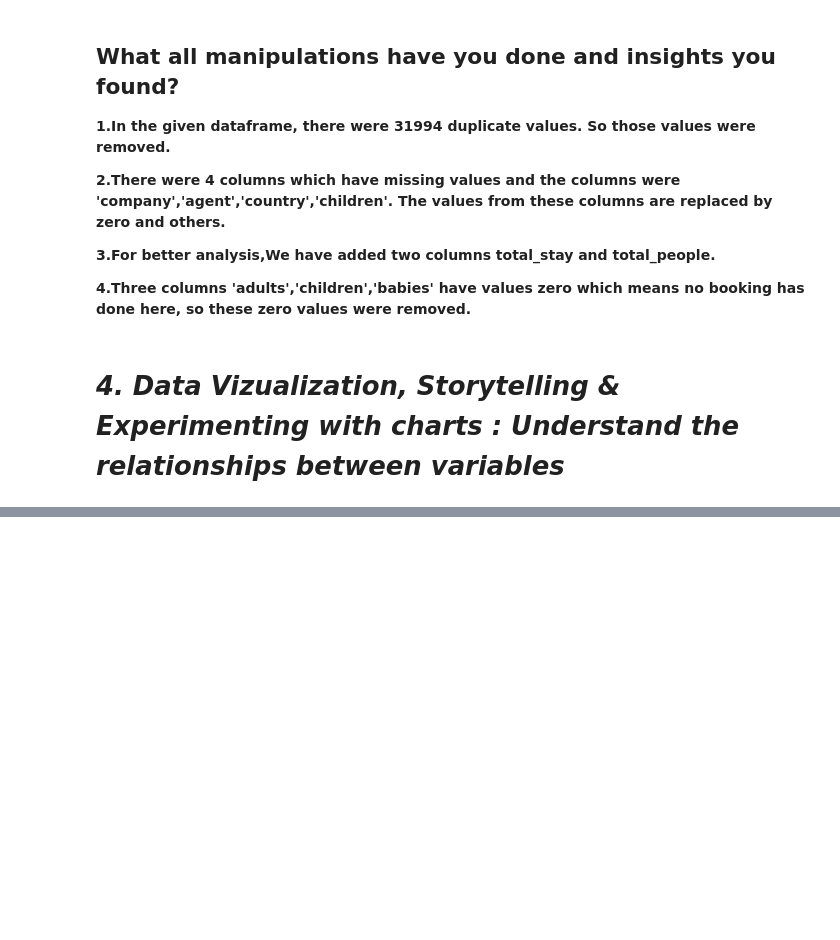
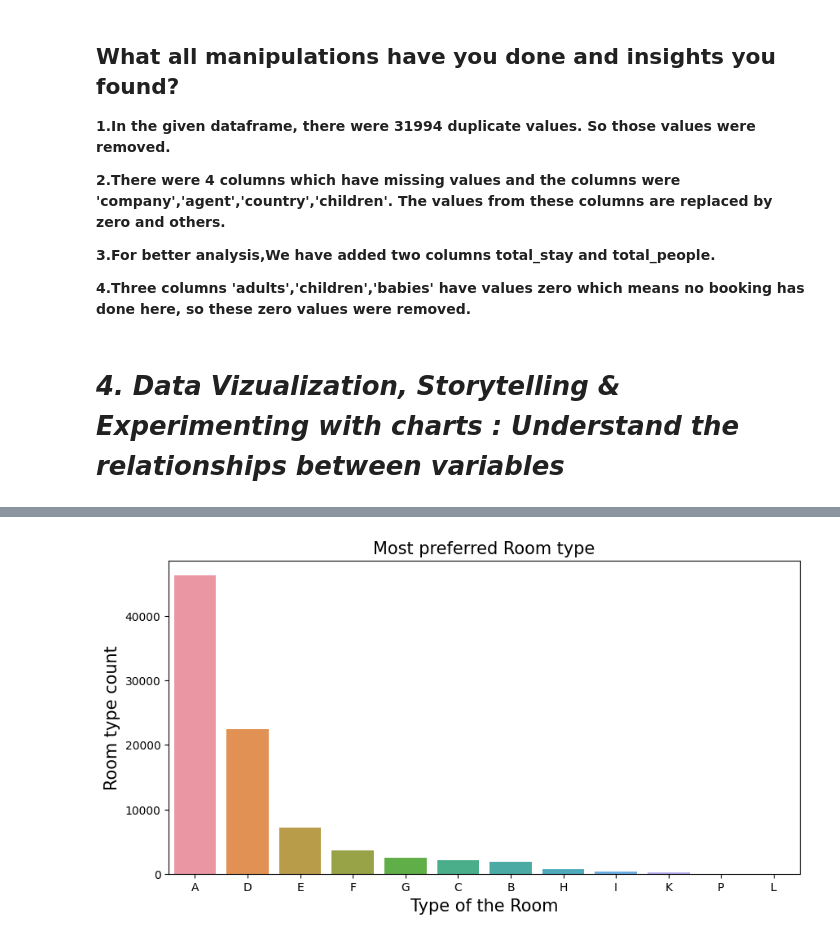
Before and after one commit to Poonam-github3011/Capstone-Project_module2, a Jupyter notebook: EDA_Hotel_Booking_Analysis.ipynb, the cells around one changed output, grey strips where cells are left out. Saved outputs shown, nothing was run; the diff lists cells and outputs as text; code cells hidden in the pictures; blank space fills up the shorter version.

```diff
--- a/EDA_Hotel_Booking_Analysis.ipynb
+++ b/EDA_Hotel_Booking_Analysis.ipynb
@@ -417,0 +568,10 @@ Low Booking Numbers: If certain countries consistently show low booking numbers,
+# %%
+# Countlot is used for visualization of most preferred room type
+plt.figure(figsize=(10,5))
+sns.countplot(x=hotel_df['assigned_room_type'],order=hotel_df['assigned_room_type'].value_counts().index)
+plt.title("Most preferred Room type", fontsize = 15)
+plt.xlabel('Type of the Room', fontsize = 15)
+plt.ylabel('Room type count', fontsize = 15)
+plt.show()
+# %% [output]
+[figure, added]
```
Also changed, not shown: parts of 55 cells of this notebook.
